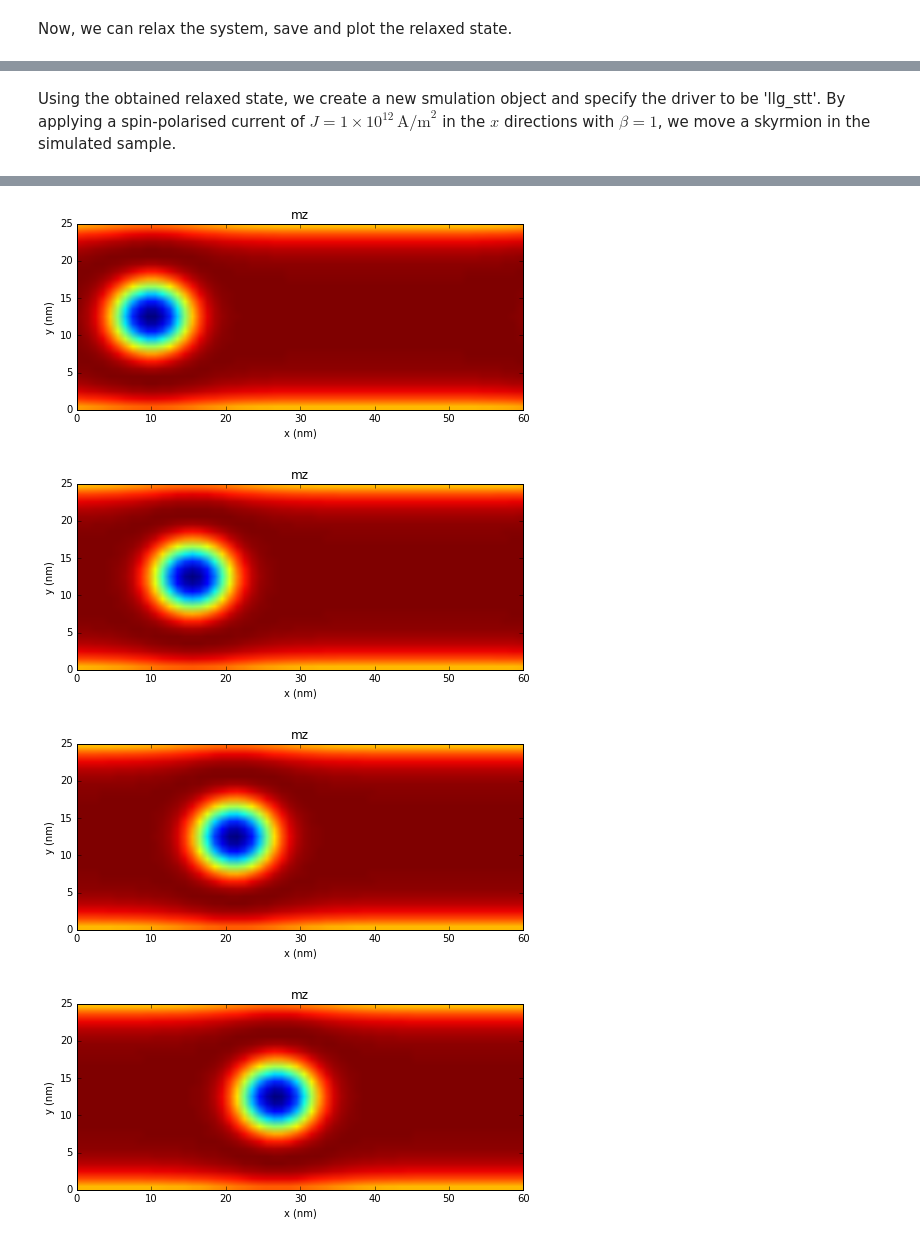
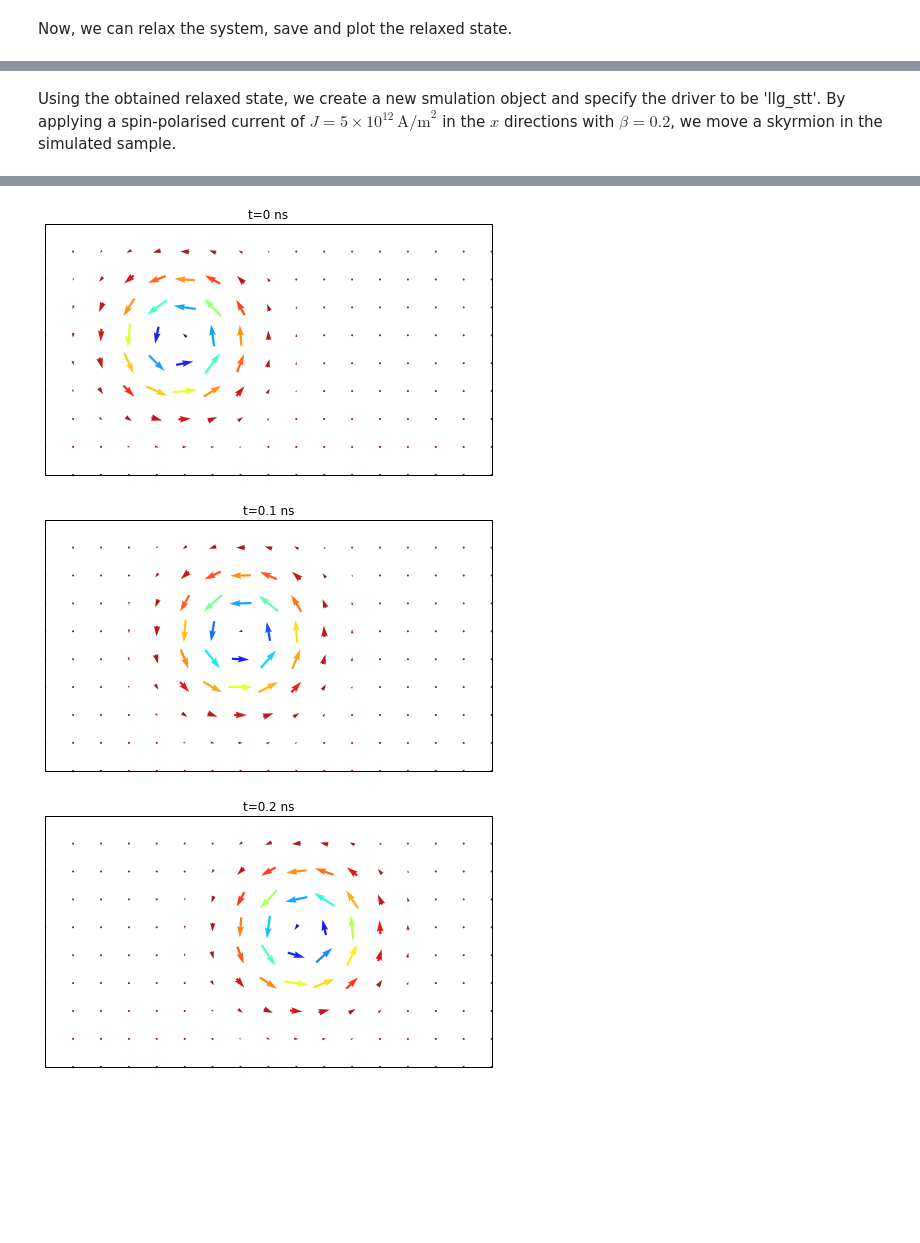
Before and after one commit to computationalmodelling/fidimag, a Jupyter notebook: doc/ipynb/spin-polarised-current-driven-skyrmion.ipynb, the cells around one changed output, grey strips where cells are left out. Saved outputs shown, nothing was run; the diff lists cells and outputs as text; code cells hidden in the pictures; blank space fills up the shorter version.

Commit message:
improve spin-polarised-current-driven-skyrmion notebook

```diff
--- a/doc/ipynb/spin-polarised-current-driven-skyrmion.ipynb
+++ b/doc/ipynb/spin-polarised-current-driven-skyrmion.ipynb
@@ -35,20 +44,15 @@ from fidimag.micro import Sim
 from fidimag.common import CuboidMesh
 from fidimag.micro import Zeeman, Demag, DMI, UniformExchange
 
-a = 60  # nm
-b = 25  # nm
-
-dx = dy = dz = 2  # nm
-
-mesh = CuboidMesh(nx=a, ny=b, nz=1, dx=dx, dy=dy, dz=dz, unit_length=1e-9, periodicity=(True, False, False))
+mesh = CuboidMesh(nx=51, ny=30, nz=1, dx=2.5, dy=2.5, dz=2, unit_length=1e-9, periodicity=(True, True, False))
 # %% [markdown]
 We create a simulation object that contains uniform exchange, DMI, and Zeeman energy contributions.
 # %%
 # PYTEST_VALIDATE_IGNORE_OUTPUT
-Ms = 1e6  # magnetisation saturation (A/m)
-A = 13e-11  # exchange stiffness (J/m)
-D = 5e-2  # DMI constant (J/m**2)
-H = (0, 0, 5e6)  # external magnetic field (A/m)
+Ms = 8.6e5  # magnetisation saturation (A/m)
+A = 1.3e-11  # exchange stiffness (J/m)
+D = 4e-3  # DMI constant (J/m**2)
+H = (0, 0, 3.8e5)  # external magnetic field (A/m)
 alpha = 0.5  # Gilbert damping
 gamma = 2.211e5  # gyromagnetic ratio (m/As)
 
@@ -58,6 +62,7 @@ sim  = Sim(mesh)  # create simulation object
 sim.Ms = Ms
 sim.alpha = alpha
 sim.gamma = gamma
+sim.do_precession = False
 
 # Add energies.
 sim.add(UniformExchange(A=A))
@@ -103,5 +102,5 @@ np.save('m0.npy', sim.spin)
 # %% [markdown]
-Using the obtained relaxed state, we create a new smulation object and specify the driver to be 'llg_stt'. By applying a spin-polarised current of $J = 1 \times 10^{12} \,\text{A/m}^{2}$ in the $x$ directions with $\beta = 1$, we move a skyrmion in the simulated sample.
+Using the obtained relaxed state, we create a new smulation object and specify the driver to be 'llg_stt'. By applying a spin-polarised current of $J = 5 \times 10^{12} \,\text{A/m}^{2}$ in the $x$ directions with $\beta = 0.2$, we move a skyrmion in the simulated sample.
 # %%
 # PYTEST_VALIDATE_IGNORE_OUTPUT
 sim2  = Sim(mesh, driver='llg_stt')  # create simulation object
@@ -116,13 +115,13 @@ sim2.add(UniformExchange(A=A))
 sim2.add(DMI(D))
 sim2.add(Zeeman(H))
 
-sim2.jx = -1e12
-sim2.beta = 1
+sim2.jx = -5e12
+sim2.alpha = 0.2
+sim2.beta = 0.2
 
 sim2.set_m(np.load('m0.npy'))
 
-t_array = np.arange(0, 1e-9, 0.2e-9)
-for t in t_array:
-    sim2.run_until(t)
-    plot_magnetisation(np.copy(sim2.spin))
+for t in [0, 0.1, 0.2]:
+    sim2.run_until(t*1e-9)
+    plot_magnetisation(sim2.spin.copy(), mesh, title='t=%g ns'%t)
 # %% [output]
@@ -131,4 +128,3 @@ VtkData.__init__.warning:
-[figure, old version]
+[figure, new version]
-[figure, old version]
+[figure, new version]
-[figure, old version]
+[figure, new version]
-[figure, removed]
```
Also changed, not shown: parts of 8 cells of this notebook.
